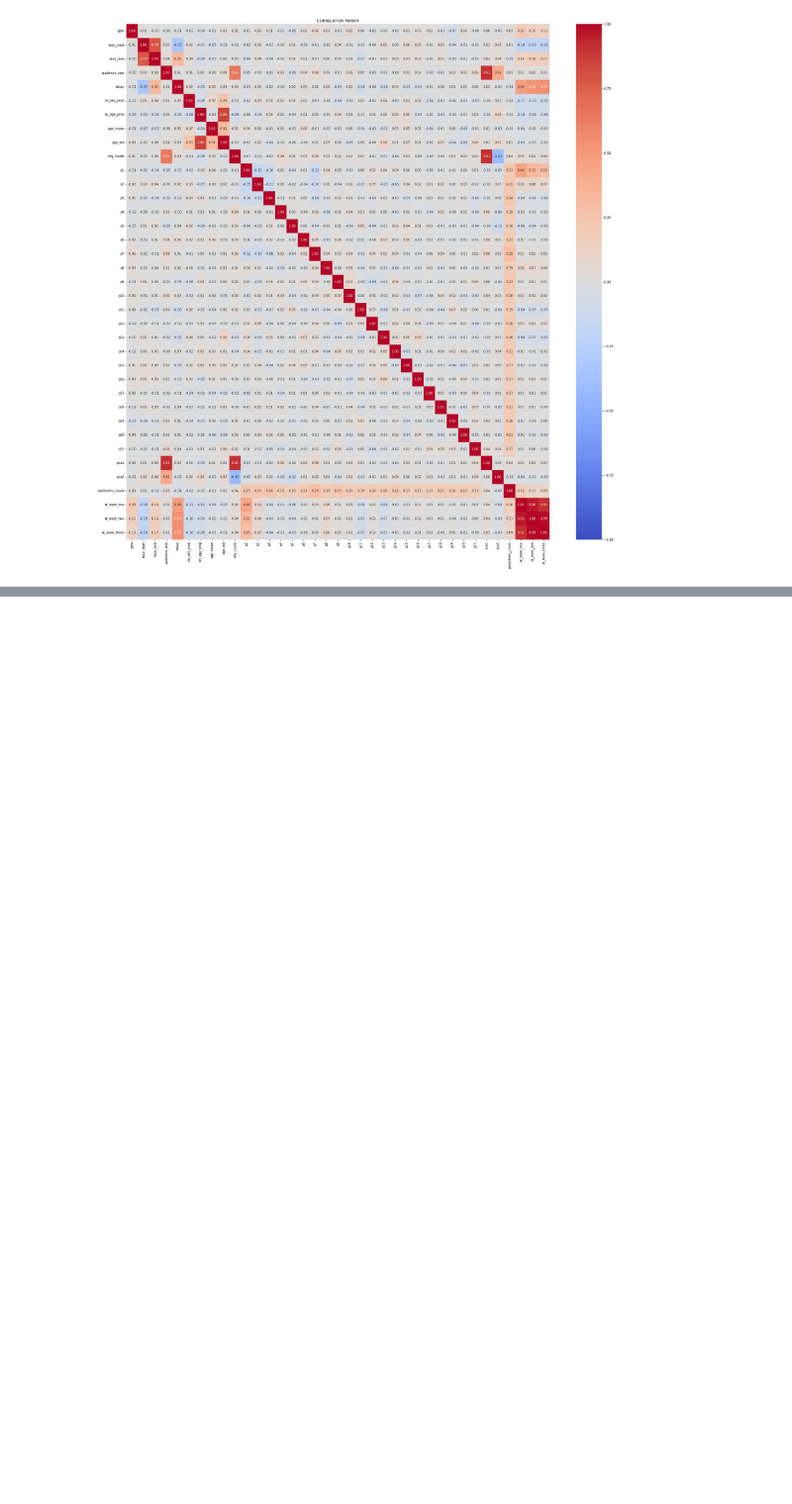
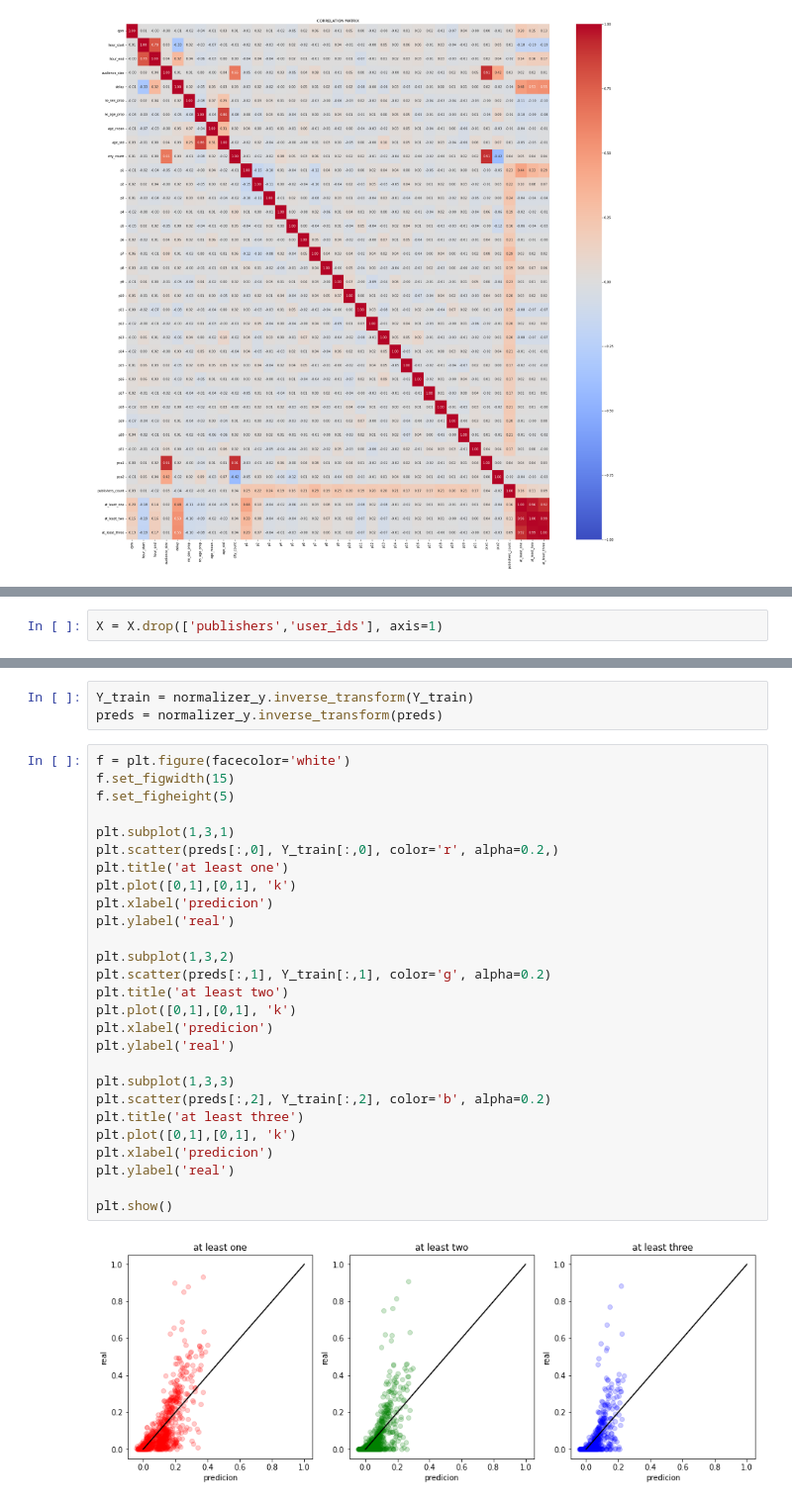
Before and after one commit to TimurPshITMO/VK_LL_2025, a Jupyter notebook: data_view.ipynb, the cells around one changed output, grey strips where cells are left out. Shown at 99% size. Saved outputs shown, nothing was run; the diff lists cells and outputs as text; blank space fills up the shorter version.

```diff
--- a/data_view.ipynb
+++ b/data_view.ipynb
@@ -267,0 +270,2 @@ plt.show()
+# %%
+X = X.drop(['publishers','user_ids'], axis=1)
@@ -267,0 +363,32 @@ plt.show()
+# %%
+Y_train = normalizer_y.inverse_transform(Y_train)
+preds = normalizer_y.inverse_transform(preds)
+# %%
+f = plt.figure(facecolor='white')
+f.set_figwidth(15)
+f.set_figheight(5)
+
+plt.subplot(1,3,1)
+plt.scatter(preds[:,0], Y_train[:,0], color='r', alpha=0.2,)
+plt.title('at least one')
+plt.plot([0,1],[0,1], 'k')
+plt.xlabel('predicion')
+plt.ylabel('real')
+
+plt.subplot(1,3,2)
+plt.scatter(preds[:,1], Y_train[:,1], color='g', alpha=0.2)
+plt.title('at least two')
+plt.plot([0,1],[0,1], 'k')
+plt.xlabel('predicion')
+plt.ylabel('real')
+
+plt.subplot(1,3,3)
+plt.scatter(preds[:,2], Y_train[:,2], color='b', alpha=0.2)
+plt.title('at least three')
+plt.plot([0,1],[0,1], 'k')
+plt.xlabel('predicion')
+plt.ylabel('real')
+
+plt.show()
+# %% [output]
+[figure, added]
```
Also changed, not shown: parts of 11 cells of this notebook, 1 other file.
